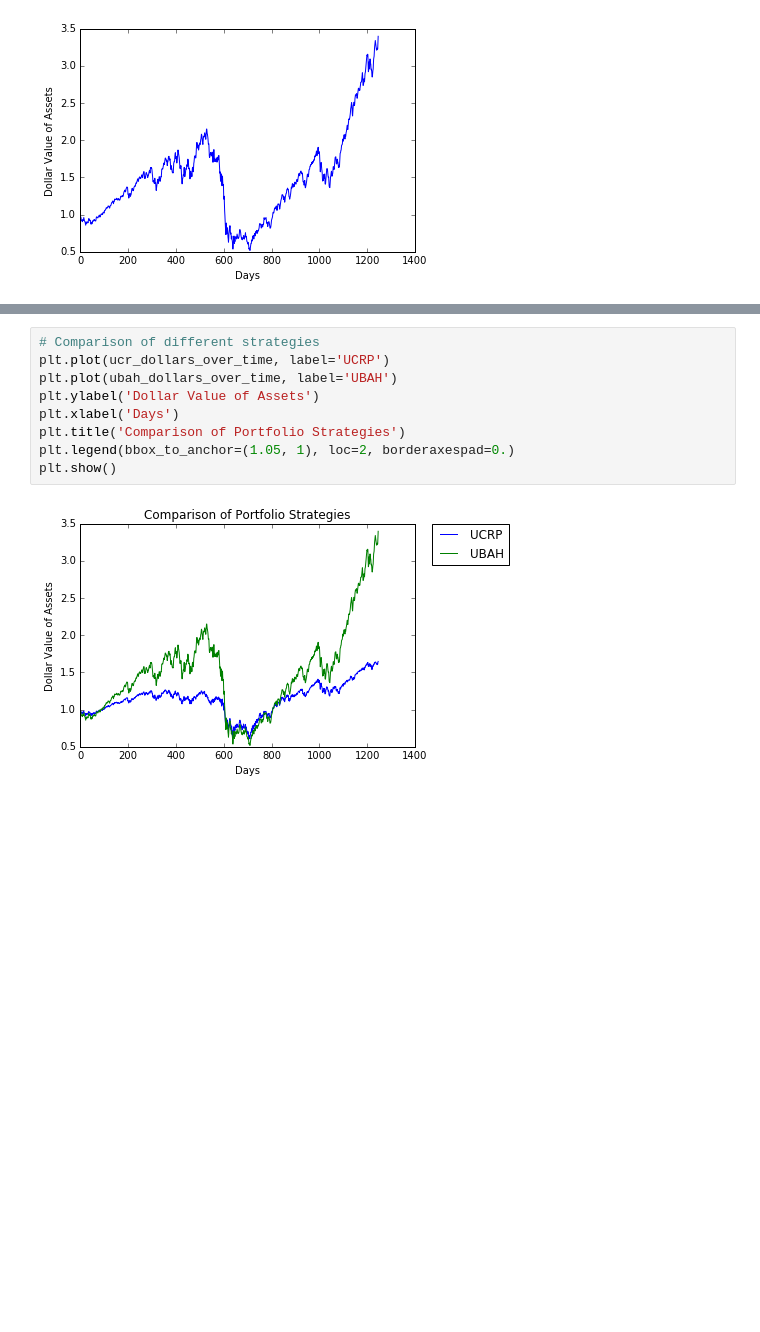
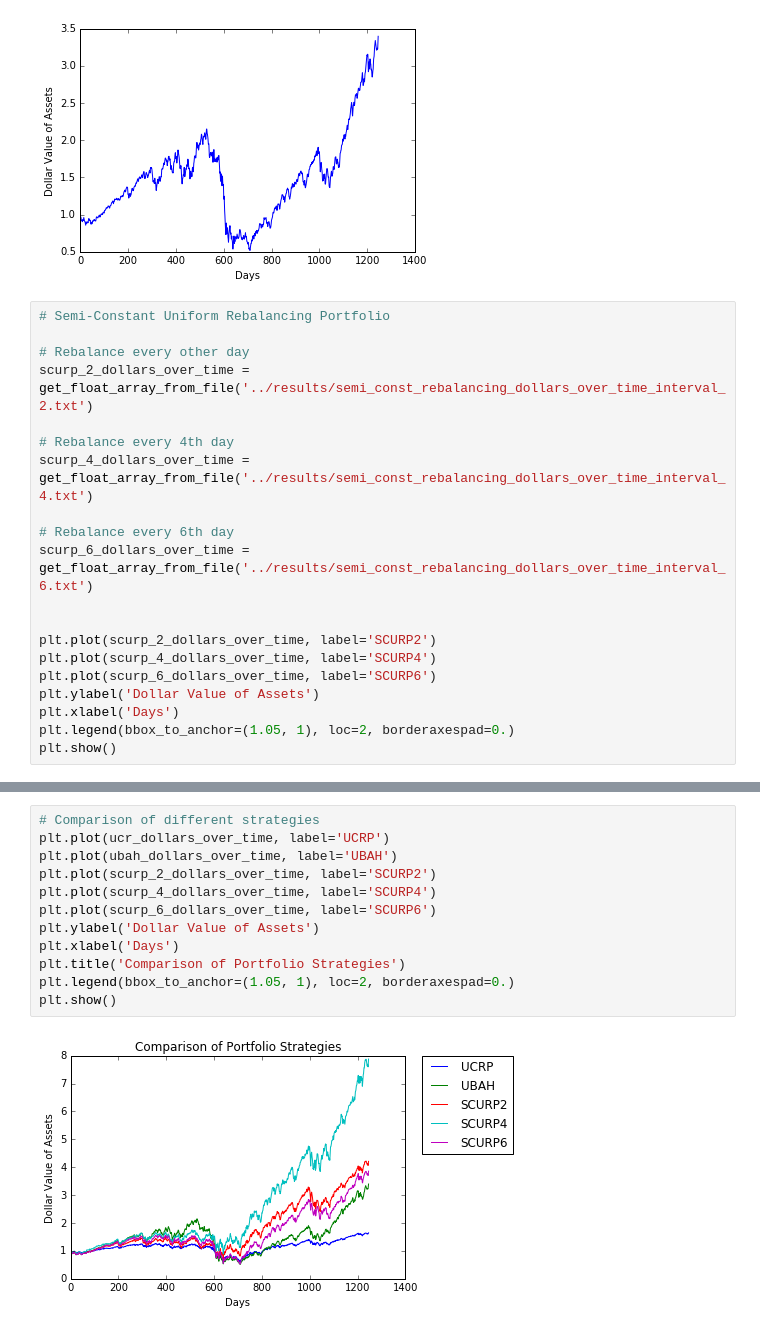
Before and after one commit to nmchaves/stock-portfolio-selection, a Jupyter notebook: ipython_notebook/performance_comparison.ipynb, the cells around one changed output, grey strips where cells are left out. Cells and saved outputs as stored; diff of their text form; blank space fills up the shorter version.

Commit message:
Implemented semi-constant rebalancing portfolio

```diff
--- a/ipython_notebook/performance_comparison.ipynb
+++ b/ipython_notebook/performance_comparison.ipynb
@@ -32,3 +32,23 @@ plt.xlabel('Days')
 plt.show()
 # %% [output]
 [figure]
+# %%
+# Semi-Constant Uniform Rebalancing Portfolio
+
+# Rebalance every other day
+scurp_2_dollars_over_time = get_float_array_from_file('../results/semi_const_rebalancing_dollars_over_time_interval_2.txt')
+
+# Rebalance every 4th day
+scurp_4_dollars_over_time = get_float_array_from_file('../results/semi_const_rebalancing_dollars_over_time_interval_4.txt')
+
+# Rebalance every 6th day
+scurp_6_dollars_over_time = get_float_array_from_file('../results/semi_const_rebalancing_dollars_over_time_interval_6.txt')
+
+
+plt.plot(scurp_2_dollars_over_time, label='SCURP2')
+plt.plot(scurp_4_dollars_over_time, label='SCURP4')
+plt.plot(scurp_6_dollars_over_time, label='SCURP6')
+plt.ylabel('Dollar Value of Assets')
+plt.xlabel('Days')
+plt.legend(bbox_to_anchor=(1.05, 1), loc=2, borderaxespad=0.)
+plt.show()
@@ -35,11 +57,14 @@ plt.show()
 # %%
 # Comparison of different strategies
 plt.plot(ucr_dollars_over_time, label='UCRP')
 plt.plot(ubah_dollars_over_time, label='UBAH')
+plt.plot(scurp_2_dollars_over_time, label='SCURP2')
+plt.plot(scurp_4_dollars_over_time, label='SCURP4')
+plt.plot(scurp_6_dollars_over_time, label='SCURP6')
 plt.ylabel('Dollar Value of Assets')
 plt.xlabel('Days')
 plt.title('Comparison of Portfolio Strategies')
 plt.legend(bbox_to_anchor=(1.05, 1), loc=2, borderaxespad=0.)
 plt.show()
 # %% [output]
-[figure, old version]
+[figure, new version]
```
Also changed, not shown: parts of 1 cell of this notebook, 7 other files.
